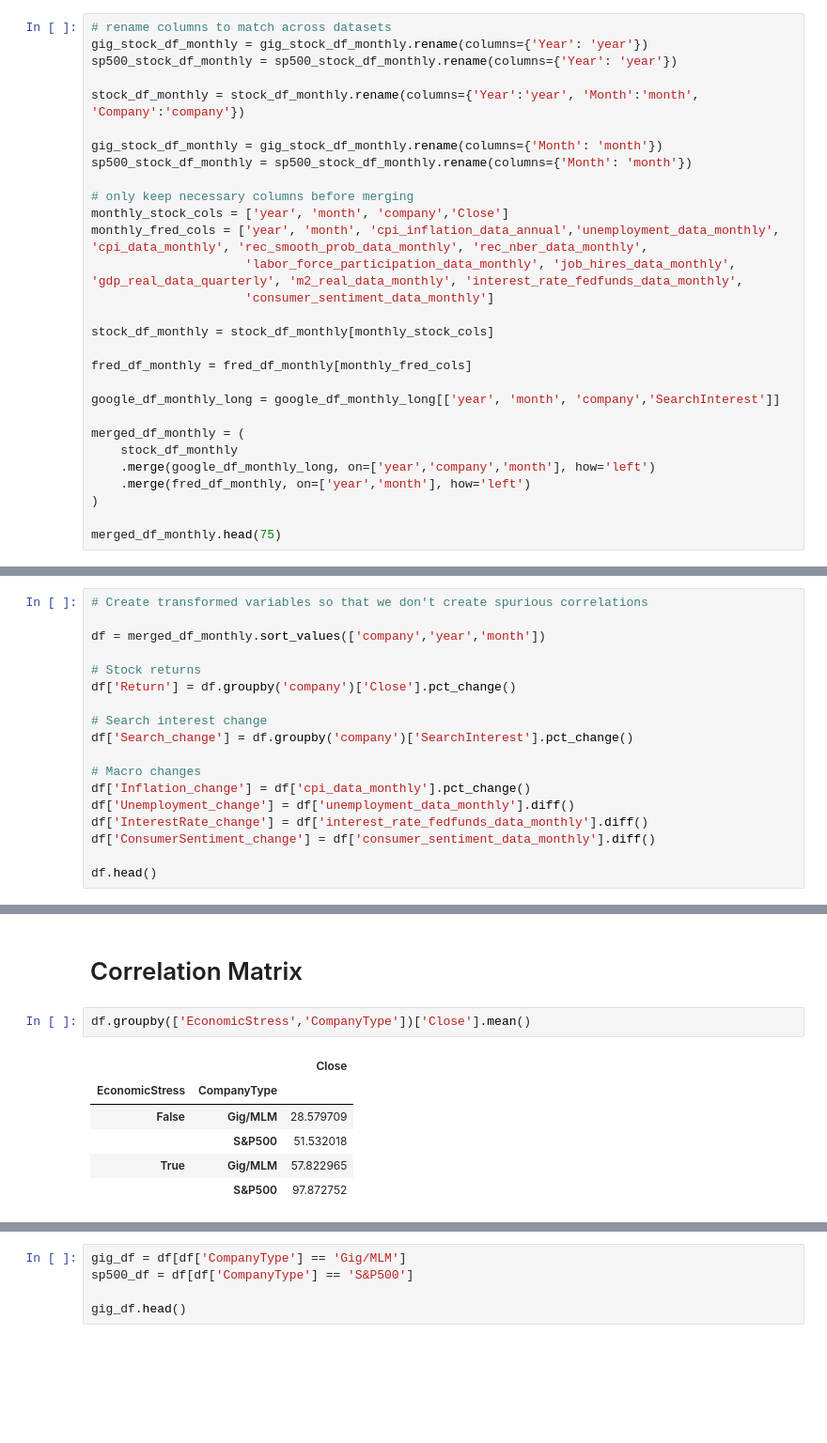
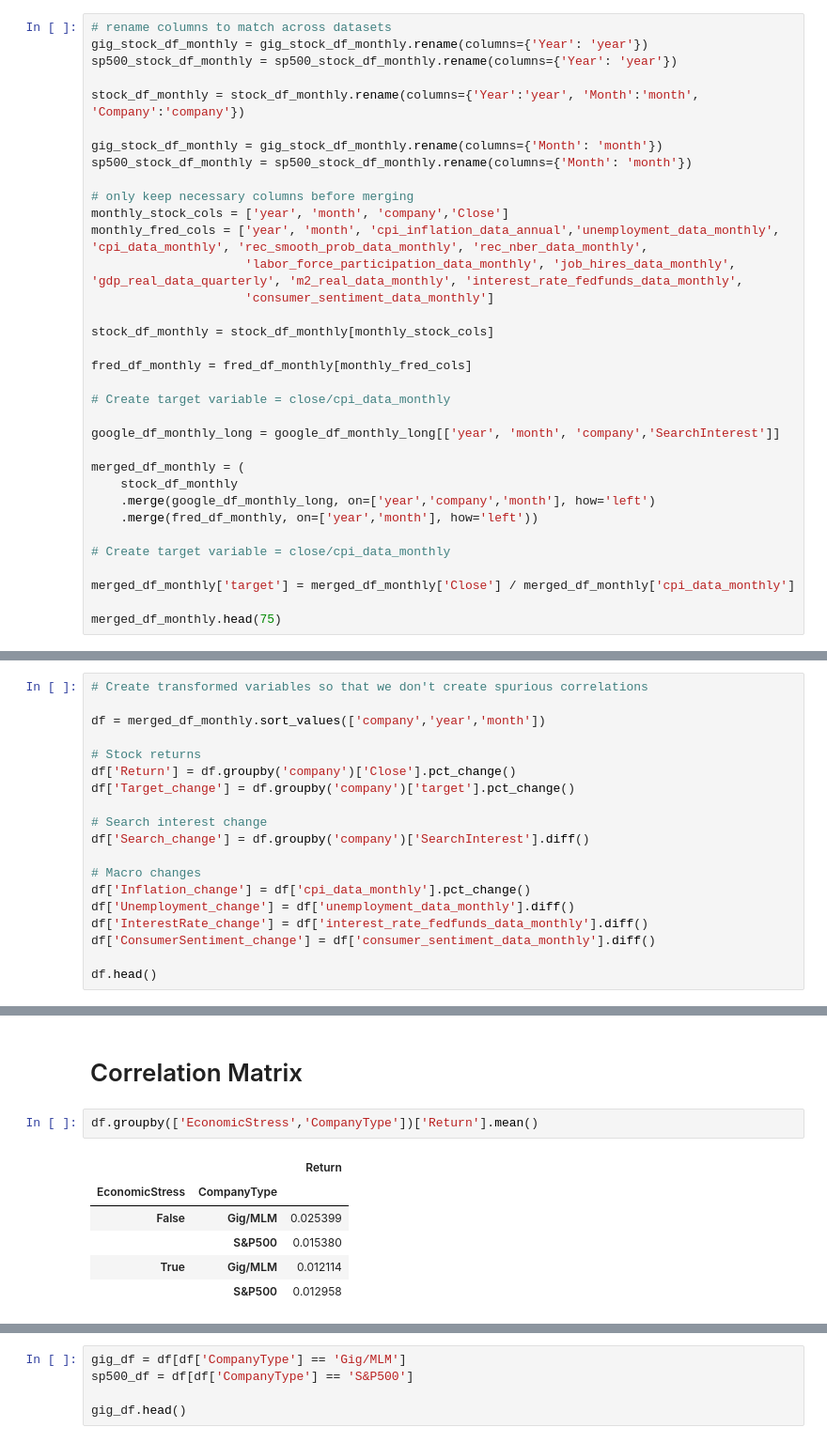
Before and after one commit to milleau98/2026-gig-data-analysis, a Jupyter notebook: notebooks/data-analyses/correlation_analyses.ipynb, the cells around one changed output, grey strips where cells are left out. Shown at 94% size. Saved outputs shown, nothing was run; the diff lists cells and outputs as text; blank space fills up the shorter version.

```diff
--- a/notebooks/data-analyses/correlation_analyses.ipynb
+++ b/notebooks/data-analyses/correlation_analyses.ipynb
@@ -76,13 +71,18 @@ stock_df_monthly = stock_df_monthly[monthly_stock_cols]
 
 fred_df_monthly = fred_df_monthly[monthly_fred_cols]
 
+# Create target variable = close/cpi_data_monthly
+
 google_df_monthly_long = google_df_monthly_long[['year', 'month', 'company','SearchInterest']]
 
 merged_df_monthly = (
     stock_df_monthly
     .merge(google_df_monthly_long, on=['year','company','month'], how='left')
-    .merge(fred_df_monthly, on=['year','month'], how='left')
-)
+    .merge(fred_df_monthly, on=['year','month'], how='left'))
+
+# Create target variable = close/cpi_data_monthly
+
+merged_df_monthly['target'] = merged_df_monthly['Close'] / merged_df_monthly['cpi_data_monthly']
 
 merged_df_monthly.head(75)
 # %% [output]
@@ -106,9 +106,10 @@ df = merged_df_monthly.sort_values(['company','year','month'])
 
 # Stock returns
 df['Return'] = df.groupby('company')['Close'].pct_change()
+df['Target_change'] = df.groupby('company')['target'].pct_change()
 
 # Search interest change
-df['Search_change'] = df.groupby('company')['SearchInterest'].pct_change()
+df['Search_change'] = df.groupby('company')['SearchInterest'].diff()
 
 # Macro changes
 df['Inflation_change'] = df['cpi_data_monthly'].pct_change()
@@ -165,12 +166,12 @@ df.head()
 # %% [markdown]
 # Correlation Matrix
 # %%
-df.groupby(['EconomicStress','CompanyType'])['Close'].mean()
+df.groupby(['EconomicStress','CompanyType'])['Return'].mean()
 # %% [output]
-|  |  | Close |
+|  |  | Return |
 | EconomicStress | CompanyType |  |
-| False | Gig/MLM | 28.579709 |
-|  | S&P500 | 51.532018 |
-| True | Gig/MLM | 57.822965 |
-|  | S&P500 | 97.872752 |
+| False | Gig/MLM | 0.025399 |
+|  | S&P500 | 0.015380 |
+| True | Gig/MLM | 0.012114 |
+|  | S&P500 | 0.012958 |
 dtype: float64
```
Also changed, not shown: parts of 8 cells of this notebook.
